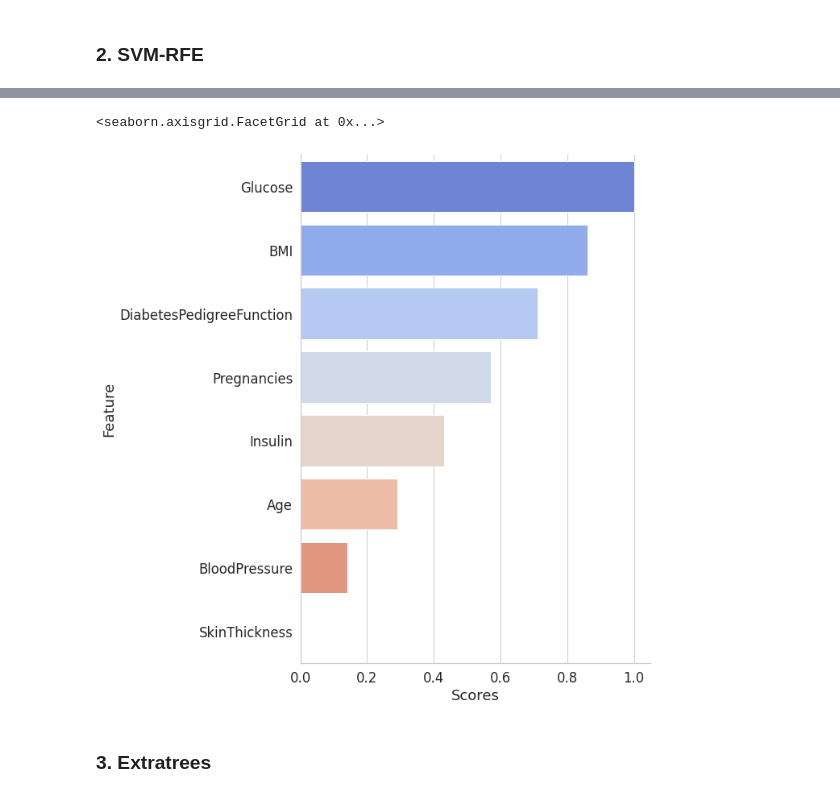
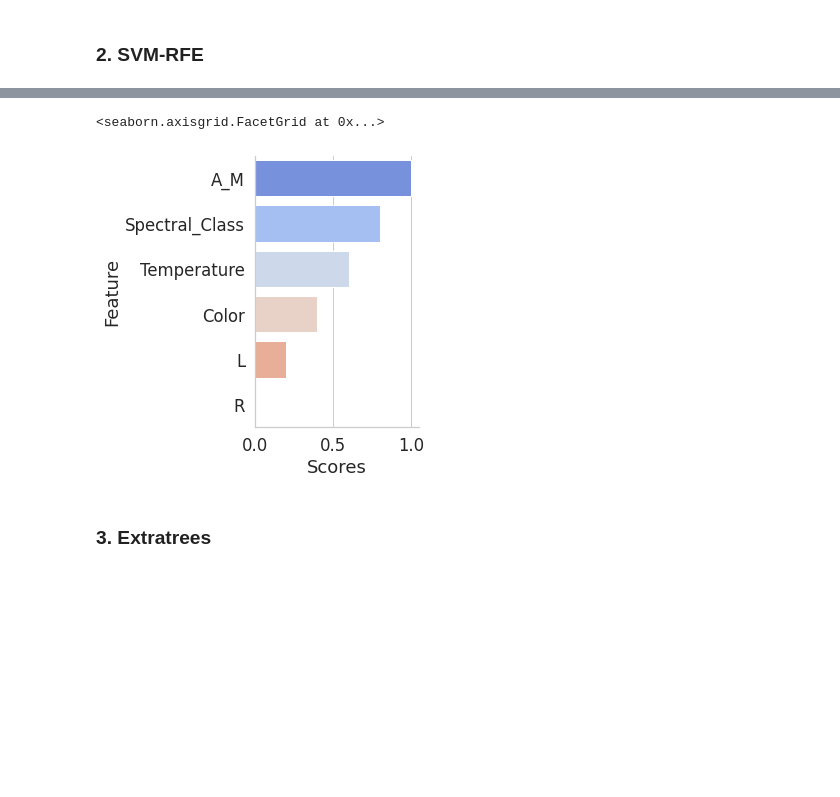
Before and after one commit to trueazp/Data-Mining, a Jupyter notebook: assignments/assignment04/Tugas04_Pertemuan5_PDM_H071191035.ipynb, the cells around one changed output, grey strips where cells are left out. Saved outputs shown, nothing was run; the diff lists cells and outputs as text; code cells hidden in the pictures; blank space fills up the shorter version.

```diff
--- a/assignments/assignment04/Tugas04_Pertemuan5_PDM_H071191035.ipynb
+++ b/assignments/assignment04/Tugas04_Pertemuan5_PDM_H071191035.ipynb
@@ -78,8 +69,14 @@ Outcome                     float64
 dtype: object
+# %%
+# label encoding
+from sklearn.preprocessing import LabelEncoder
+
+le = LabelEncoder()
+data['Color'] = le.fit_transform(data['Color'])
+data['Spectral_Class'] = le.fit_transform(data['Spectral_Class'])
 # %%
-x = data.drop("Outcome", 1)
-y = data["Outcome"]
-data.head(11)
+x = data.drop("Type", 1)
+y = data["Type"]
+column_name = list(x.columns)
 print(x)
-column_name = list(x.columns)
 # %% [output]
@@ -239,10 +230,10 @@ for i in column_name:
 from sklearn.feature_selection import SelectKBest
 from sklearn.feature_selection import chi2
 
-x = data_out.iloc[:,0:8]  #independent columns
-y = data_out.iloc[:,-1]    #target column i.e price range#apply SelectKBest class to extract top 10 best features
+x = data_out.iloc[:,0:6]  # independent columns
+y = data_out.iloc[:,-1]   # target column
 
-bestfeatures = SelectKBest(score_func=chi2, k=8)
+bestfeatures = SelectKBest(score_func=chi2, k=6)
 
 fit = bestfeatures.fit(x,y)
 dfscores = pd.DataFrame(fit.scores_)
@@ -251,6 +242,6 @@ dfcolumns = pd.DataFrame(x_fix.columns)
 
 #concat two dataframes for better visualization
 featureScores = pd.concat([dfcolumns,dfscores, p_values],axis=1)
-featureScores.columns = ['Feature','chi-square Score', 'p-values']  #naming the dataframe columns
-print(featureScores.nlargest(77,'chi-square Score'))  #print 10 best features
+featureScores.columns = ['Feature','chi-square Score', 'p-values']  # naming the dataframe columns
+print(featureScores.nlargest(6,'chi-square Score'))  # print ranked best features
 # %% [output]
@@ -287,7 +276,7 @@ from sklearn.metrics import roc_auc_score
 from sklearn.feature_selection import RFE
 from operator import itemgetter
 
-x = data_out.iloc[:,0:8]
+x = data_out.iloc[:,0:6]
 y = data_out.iloc[:,-1]
 
 x_train, x_test, y_train, y_test = train_test_split(x, y, test_size = 0.3,
@@ -332,10 +317,9 @@ data_rank
 # %%
-# Let's plot the ranking of the features
-sns.factorplot(x="Scores", y="Feature", data = data_rank, kind="bar", size=10,
+sns.factorplot(x="Scores", y="Feature", data = data_rank, kind="bar", size=5,
                aspect=1, palette='coolwarm')
 # %% [output]
 <seaborn.axisgrid.FacetGrid at 0x...>
-[figure, old version]
+[figure, new version]
 # %% [markdown]
 ### **3. Extratrees**
 # %%
```
Also changed, not shown: parts of 32 cells of this notebook, 2 other files.
